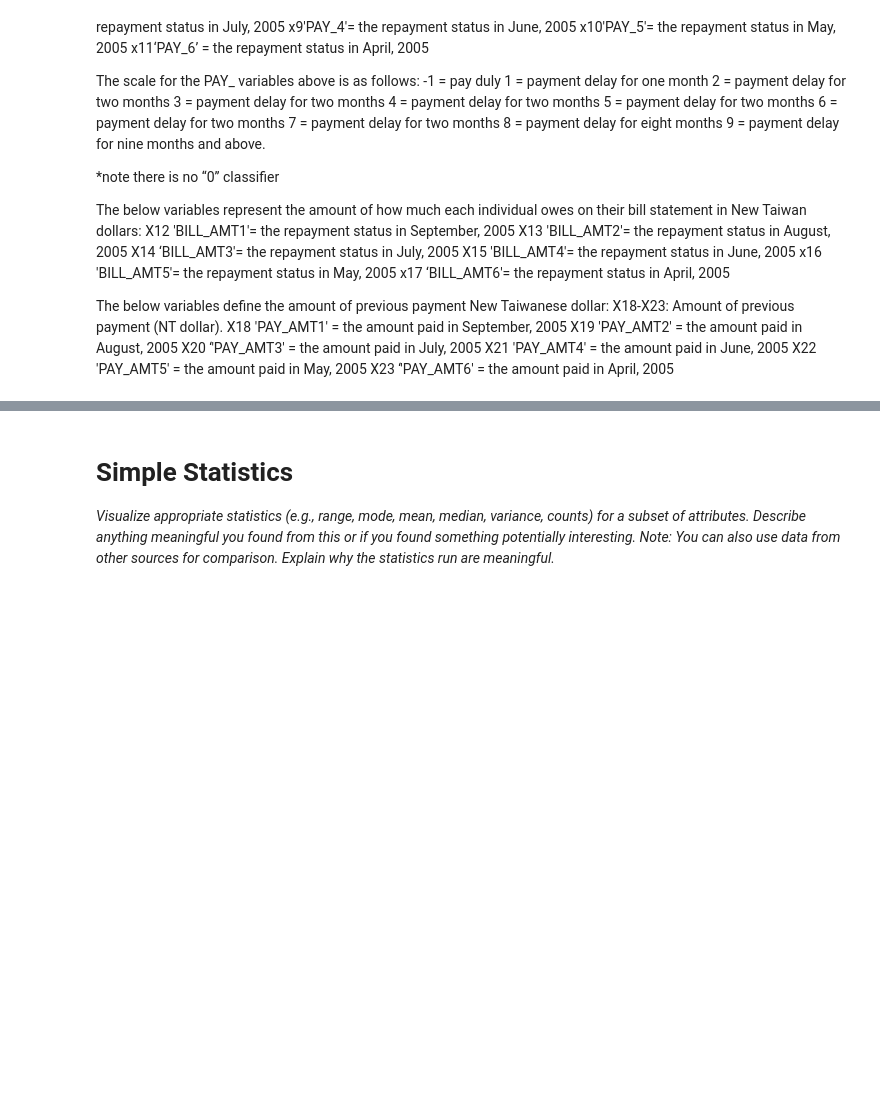
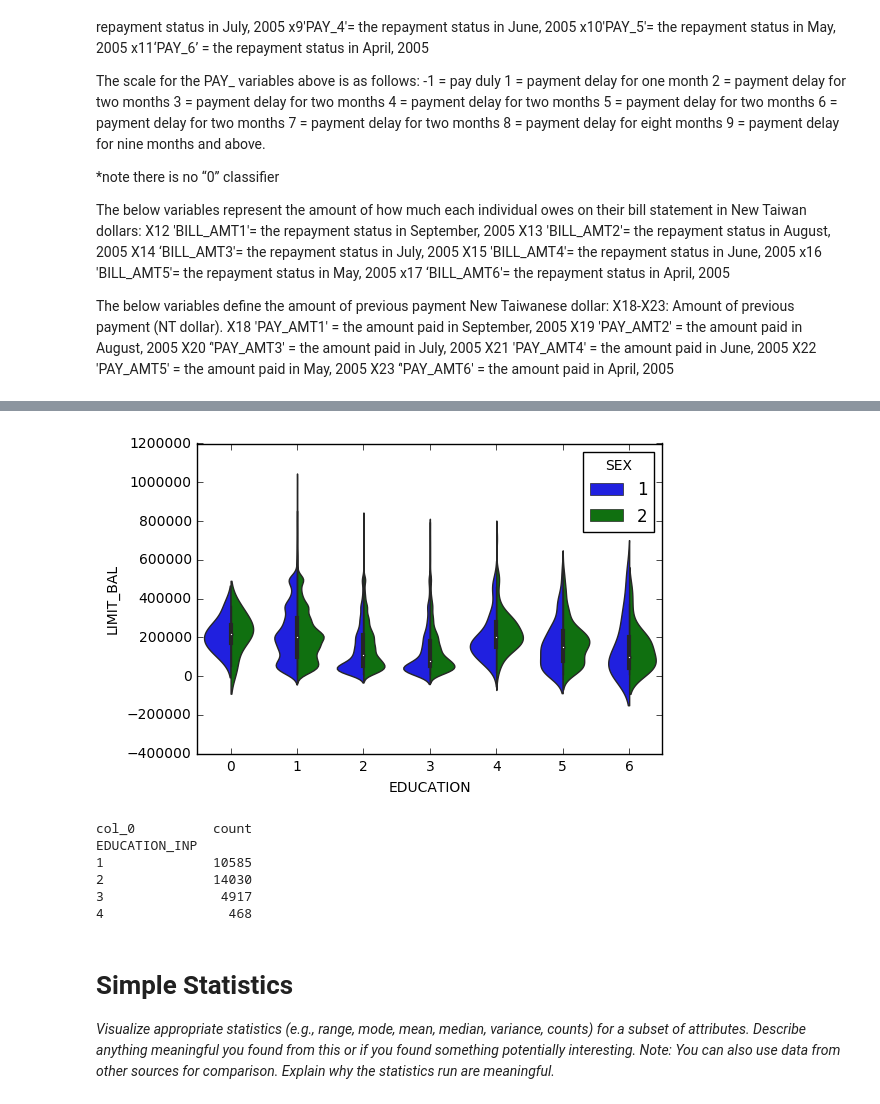
Before and after one commit to msds7331/credit-default, a Jupyter notebook: notebooks/1.0-jbs-credit-default.ipynb, the cells around one changed output, grey strips where cells are left out. Saved outputs shown, nothing was run; the diff lists cells and outputs as text; code cells hidden in the pictures; blank space fills up the shorter version.

```diff
--- a/notebooks/1.0-jbs-credit-default.ipynb
+++ b/notebooks/1.0-jbs-credit-default.ipynb
@@ -144,3 +209,34 @@ credit = credit.rename(columns={'default payment next month': 'default_next_m',
+# %%
+# Source:
+# http://seaborn.pydata.org/generated/seaborn.violinplot.html#seaborn.violinplot
+
+
+#plt.figure()
+ax = sns.violinplot(x="EDUCATION", y="LIMIT_BAL", hue="SEX", data=credit, split=True)
+plt.savefig('/Users/ernestcarrera/Documents/Master Data Science/DataMining/Lab1'
+               + '/plots/violin-limitbalance-by-education-per-sex')
+plt.show()
+
+#CREATING NEW VARIABLE TO IMPUTE THE VALUES TO 4, THAT REPRESETNS OTHER
+credit['EDUCATION_INP']=credit['EDUCATION']
+
+credit.loc[credit['EDUCATION'] > 4, 'EDUCATION_INP'] = 4
+credit.loc[credit['EDUCATION'] == 0, 'EDUCATION_INP'] = 4
+
+
+
+my_tab = pd.crosstab(index=credit["EDUCATION_INP"],  # Make a crosstab
+                              columns="count")      # Name the count column
+
+print my_tab
+# %% [output]
+[figure, added]
+col_0          count
+EDUCATION_INP
+1              10585
+2              14030
+3               4917
+4                468
 # %% [markdown]
 # <a name="Simple-Statistics"></a>Simple Statistics
 *Visualize appropriate statistics (e.g., range, mode, mean, median, variance, counts) for a subset of attributes. Describe anything meaningful you found from this or if you found something potentially interesting. Note: You can also use data from other sources for comparison. Explain why the statistics run are meaningful.*
```
Also changed, not shown: parts of 8 cells of this notebook.
